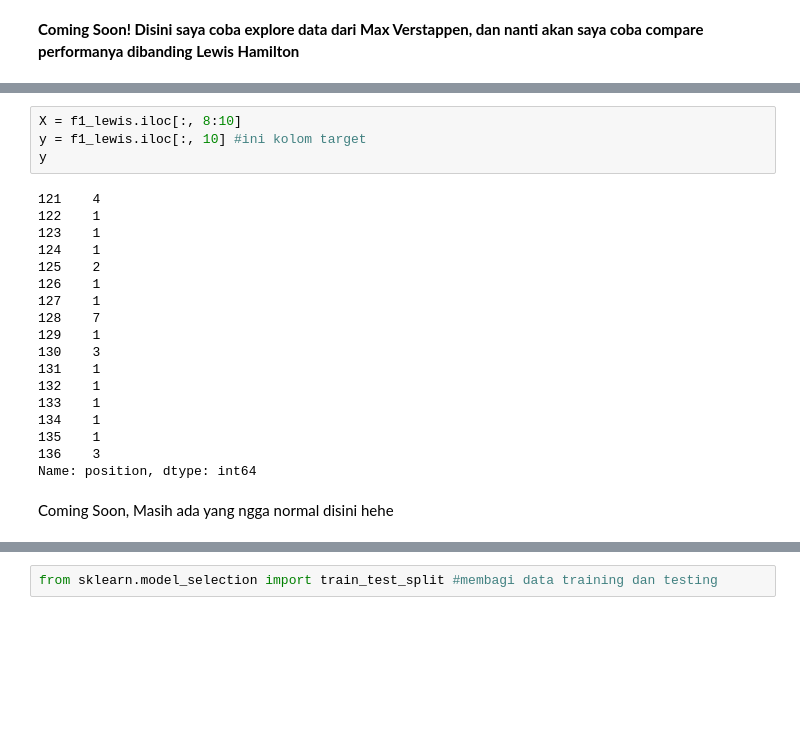
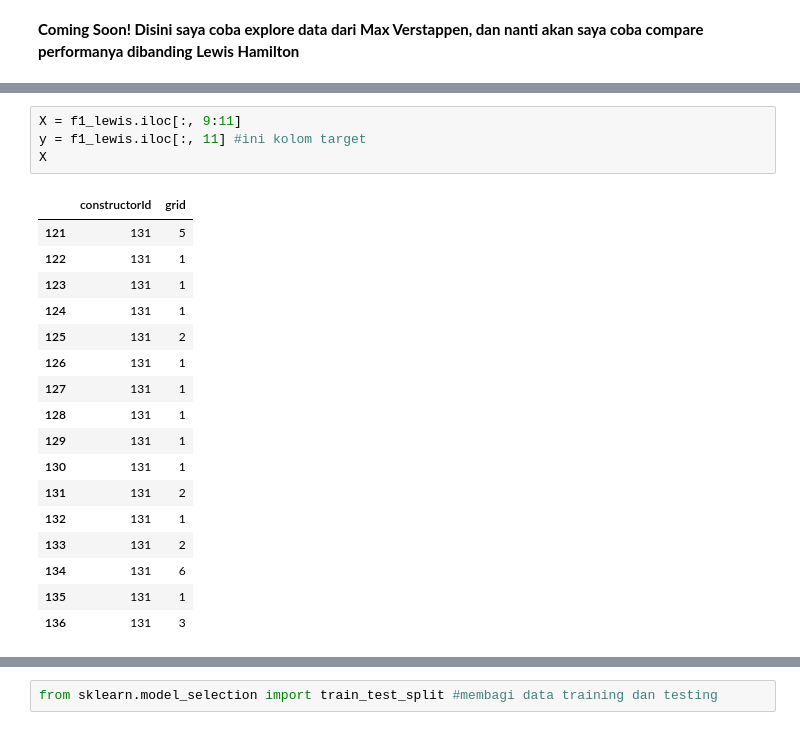
Before and after one commit to KusumaatmaSyafadhi/kusumaatmas, a Jupyter notebook: F1_Analysis.ipynb, the cells around one changed output, grey strips where cells are left out. Cells and saved outputs as stored; diff of their text form; blank space fills up the shorter version.

```diff
--- a/F1_Analysis.ipynb
+++ b/F1_Analysis.ipynb
@@ -520,24 +557,22 @@ f1_max_v
 # %%
-X = f1_lewis.iloc[:, 8:10]
-y = f1_lewis.iloc[:, 10] #ini kolom target
-y
+X = f1_lewis.iloc[:, 9:11]
+y = f1_lewis.iloc[:, 11] #ini kolom target
+X
 # %% [output]
-121    4
-122    1
-123    1
-124    1
-125    2
-126    1
-127    1
-128    7
-129    1
-130    3
-131    1
-132    1
-133    1
-134    1
-135    1
-136    3
-Name: position, dtype: int64
+|  | constructorId | grid |
+| 121 | 131 | 5 |
+| 122 | 131 | 1 |
+| 123 | 131 | 1 |
+| 124 | 131 | 1 |
+| 125 | 131 | 2 |
+| 126 | 131 | 1 |
+| 127 | 131 | 1 |
+| 128 | 131 | 1 |
+| 129 | 131 | 1 |
+| 130 | 131 | 1 |
+| 131 | 131 | 2 |
+| 132 | 131 | 1 |
+| 133 | 131 | 2 |
+| 134 | 131 | 6 |
+| 135 | 131 | 1 |
+| 136 | 131 | 3 |
-# %% [markdown]
-Coming Soon, Masih ada yang ngga normal disini hehe
```
Also changed, not shown: parts of 30 cells of this notebook.
